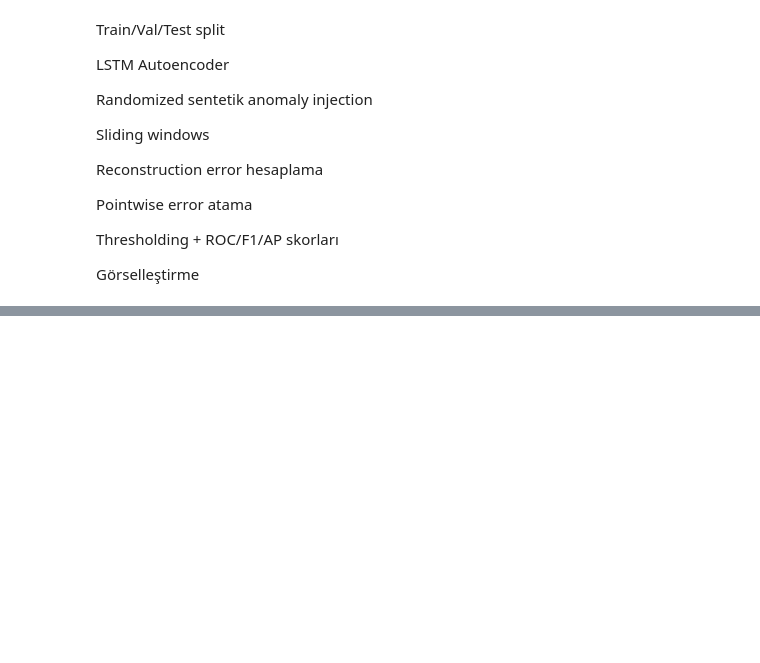
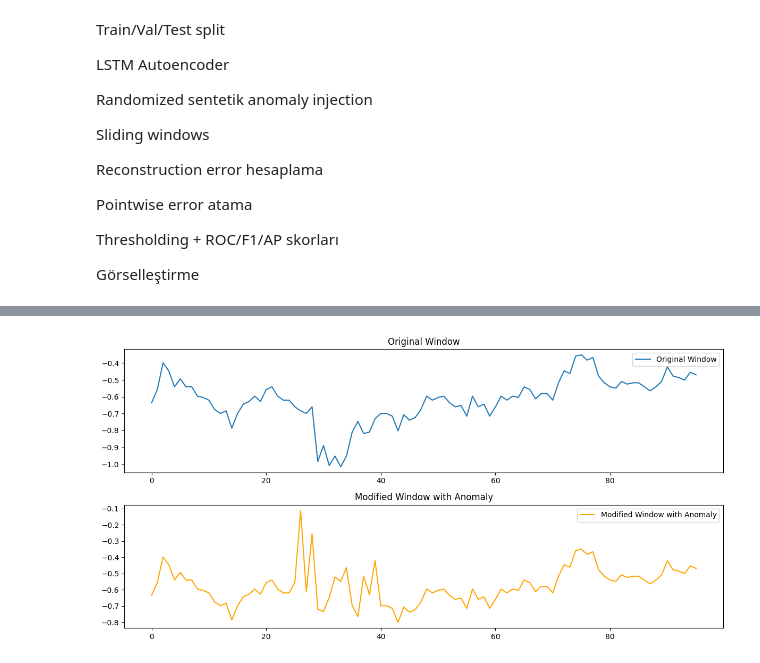
Before and after one commit to beratkaya61/iot_timeseries_machine_learning_updated, a Jupyter notebook: iot-timeseries-forecasting/updated_notebooks/2.2.2_lstm_autoencoder_anomaly_detect.ipynb, the cells around one changed output, grey strips where cells are left out. Saved outputs shown, nothing was run; the diff lists cells and outputs as text; code cells hidden in the pictures; blank space fills up the shorter version.

```diff
--- a/iot-timeseries-forecasting/updated_notebooks/2.2.2_lstm_autoencoder_anomaly_detect.ipynb
+++ b/iot-timeseries-forecasting/updated_notebooks/2.2.2_lstm_autoencoder_anomaly_detect.ipynb
@@ -193,0 +201,85 @@ plt.show()
+# %%
+# Find low-error windows (non-anomalies)
+
+low_error_indices = np.where(reconstruction_errors < np.percentile(reconstruction_errors, 10))[0] #lowest 10 windows
+print(f"Low-error windows indices: {(low_error_indices)}")
+
+# Inject anomalies into selected windows
+modified_test_windows = test_windows.copy()
+injected_labels = np.zeros(len(test_windows), dtype=int)  # 0 = normal, 1 = anomaly
+
+for idx in low_error_indices:
+            if np.random.rand() < 0.5:
+                modified_test_windows[idx] = inject_contextual_anomaly(modified_test_windows[idx])
+            else:
+                modified_test_windows[idx] = inject_collective_anomaly(modified_test_windows[idx])
+            injected_labels[idx] = 1  # Mark as anomaly
+
+example_idx = np.random.choice(low_error_indices)
+print(f"Example index for anomaly injection: {example_idx}")
+
+# ı want to show before and after anomaly enjection to test data on one plot, plot should be consist of two part, left part is original(non-anomalies), right part consist of anomalies. I want to see what kind of change in the signal is caused by adding anomalies to the test data set.
+
+plt.figure(figsize=(12, 6))
+plt.subplot(2, 1, 1)
+plt.plot(test_windows[example_idx], label="Original Window")
+plt.title("Original Window")
+plt.legend()
+plt.subplot(2, 1, 2)
+plt.plot(modified_test_windows[example_idx], label="Modified Window with Anomaly", color='orange')
+plt.title("Modified Window with Anomaly")
+plt.legend()
+plt.tight_layout()
+plt.show()
+
+
+
+# (Optional) visualize one example before/after
+# plt.figure(figsize=(12, 6))
+# plt.subplot(2, 1, 1)
+# plt.plot(test_windows[example_idx], label="Original Window")
+# plt.title("Original Window")
+# plt.legend()
+# plt.subplot(2, 1, 2)
+# plt.plot(modified_test_windows[example_idx], label="Modified Window with Anomaly", color='orange')
+# plt.title("Modified Window with Anomaly")
+# plt.legend()
+# plt.tight_layout()
+# plt.show()
+
+
+# Reconstruct full series from modified windows
+reconstructed_series = np.zeros(len(test_scaled))
+counts = np.zeros(len(test_scaled))
+for i, w in enumerate(modified_test_windows):
+    for j in range(window_size):
+        reconstructed_series[i+j] += w[j]
+        counts[i+j] += 1
+reconstructed_series[counts>0] /= counts[counts>0]
+
+# Mark anomaly points for plotting
+pointwise_anomalies = np.zeros(len(test_scaled))
+for i, label in enumerate(injected_labels):
+    if label == 1:
+        pointwise_anomalies[i:i+window_size] = 1
+
+# Plot original vs modified series
+plt.figure(figsize=(18, 6))
+plt.plot(test_scaled, label="Original Series", color="blue", linewidth=1.2)
+plt.plot(reconstructed_series, label="Series with Anomalies", color="orange", linewidth=1.2)
+
+# Highlight anomaly points on the modified series
+plt.scatter(
+    np.where(pointwise_anomalies == 1)[0],
+    reconstructed_series[pointwise_anomalies == 1],
+    color='red', s=15, label='Injected Anomaly Points', alpha=0.8
+)
+
+plt.title("Original vs Modified Test Series (Injected Anomalies)")
+plt.xlabel("Time Index")
+plt.ylabel("Value")
+plt.legend()
+plt.grid(True, linestyle="--", alpha=0.5)
+plt.tight_layout()
+plt.show()
+# %% [output]
@@ -193,0 +299 @@ plt.show()
+[figure, added]
```
Also changed, not shown: parts of 16 cells of this notebook.
